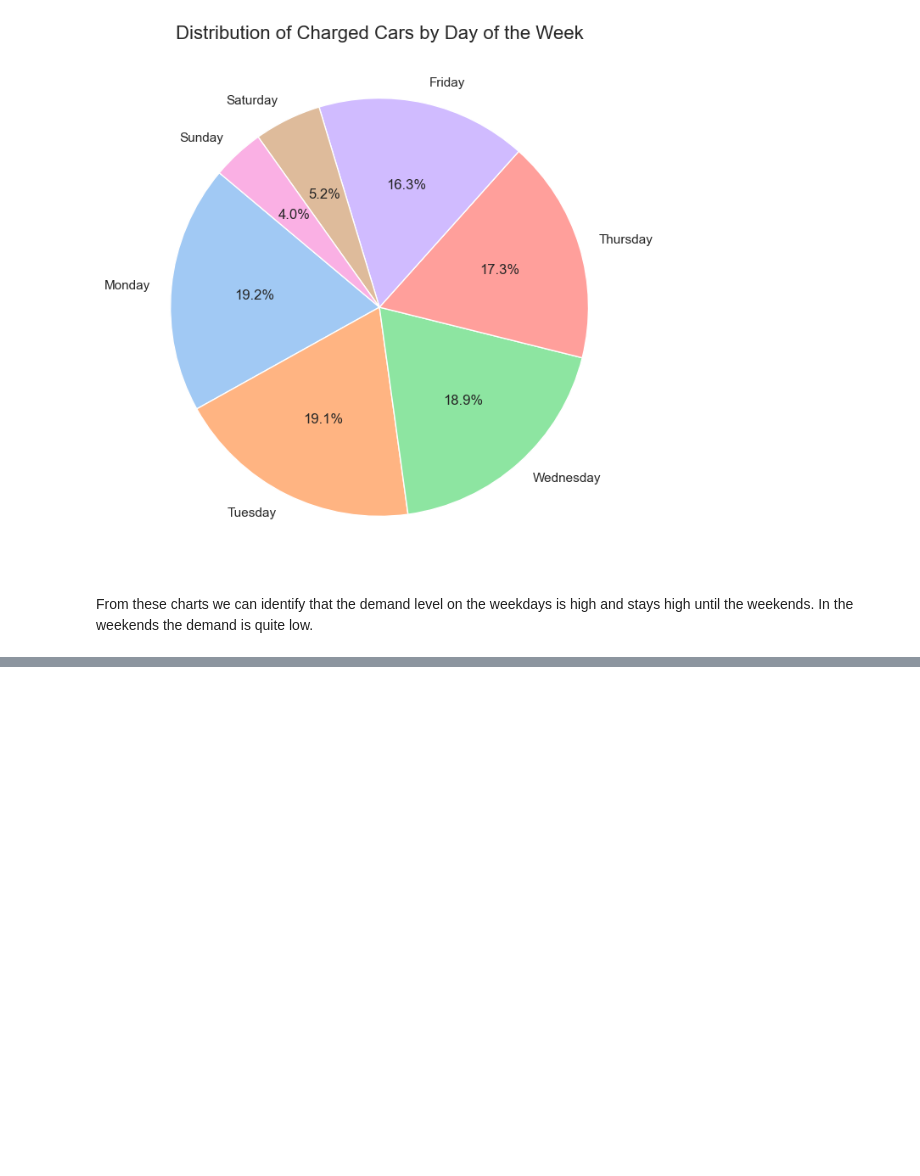
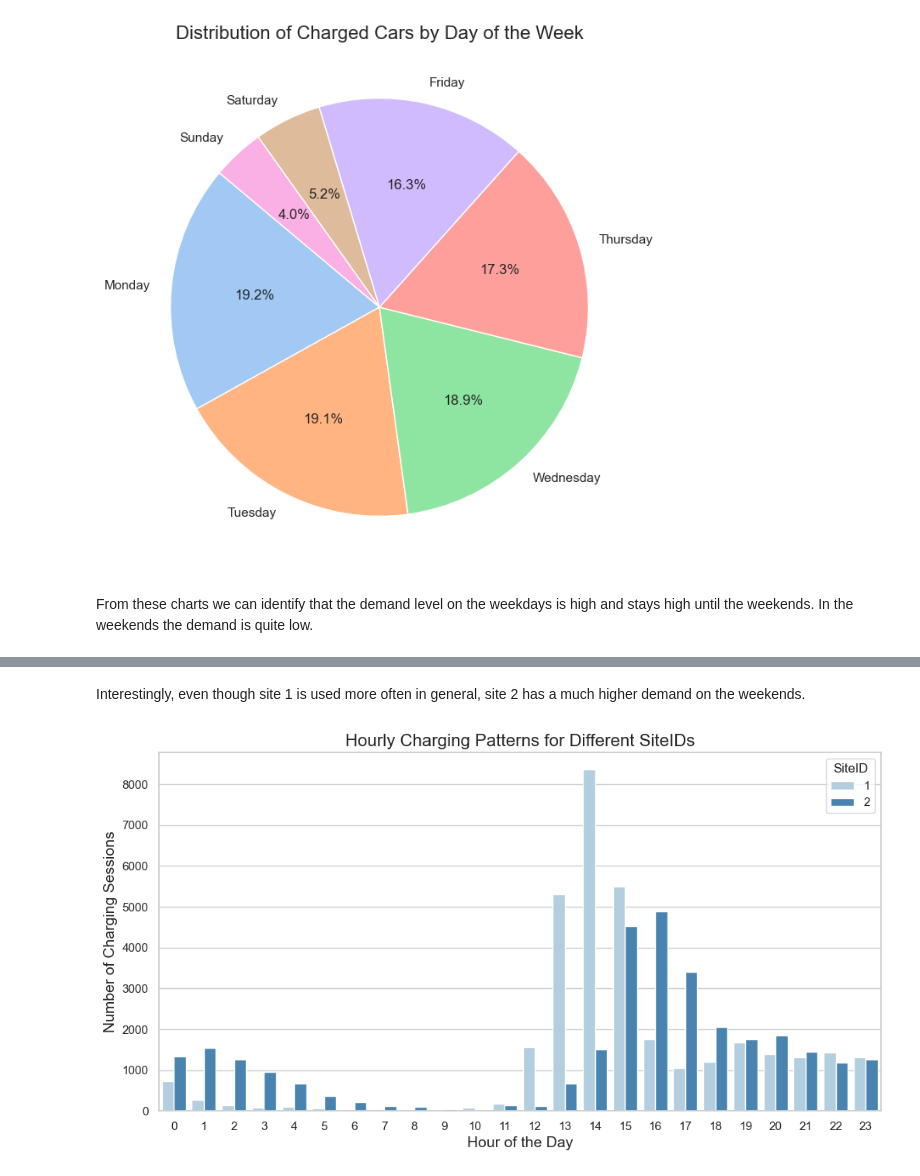
Before and after one commit to ilsuucar2/AATeamAssignment, a Jupyter notebook: AATeamAssignmentIlsu.ipynb, the cells around one changed output, grey strips where cells are left out. Saved outputs shown, nothing was run; the diff lists cells and outputs as text; code cells hidden in the pictures; blank space fills up the shorter version.

```diff
--- a/AATeamAssignmentIlsu.ipynb
+++ b/AATeamAssignmentIlsu.ipynb
@@ -980,0 +1059,12 @@ From these charts we can identify that the demand level on the weekdays is high
+# %% [markdown]
+Interestingly, even though site 1 is used more often in general, site 2 has a much higher demand on the weekends.
+# %%
+plt.figure(figsize=(12, 6))
+sns.countplot(x='hour_of_day', hue='siteID', data=dfCharging, palette="Blues")
+plt.title('Hourly Charging Patterns for Different SiteIDs', fontsize=16)
+plt.xlabel('Hour of the Day', fontsize=14)
+plt.ylabel('Number of Charging Sessions', fontsize=14)
+plt.legend(title='SiteID')
+plt.show()
+# %% [output]
+[figure, added]
```
Also changed, not shown: parts of 24 cells of this notebook.
